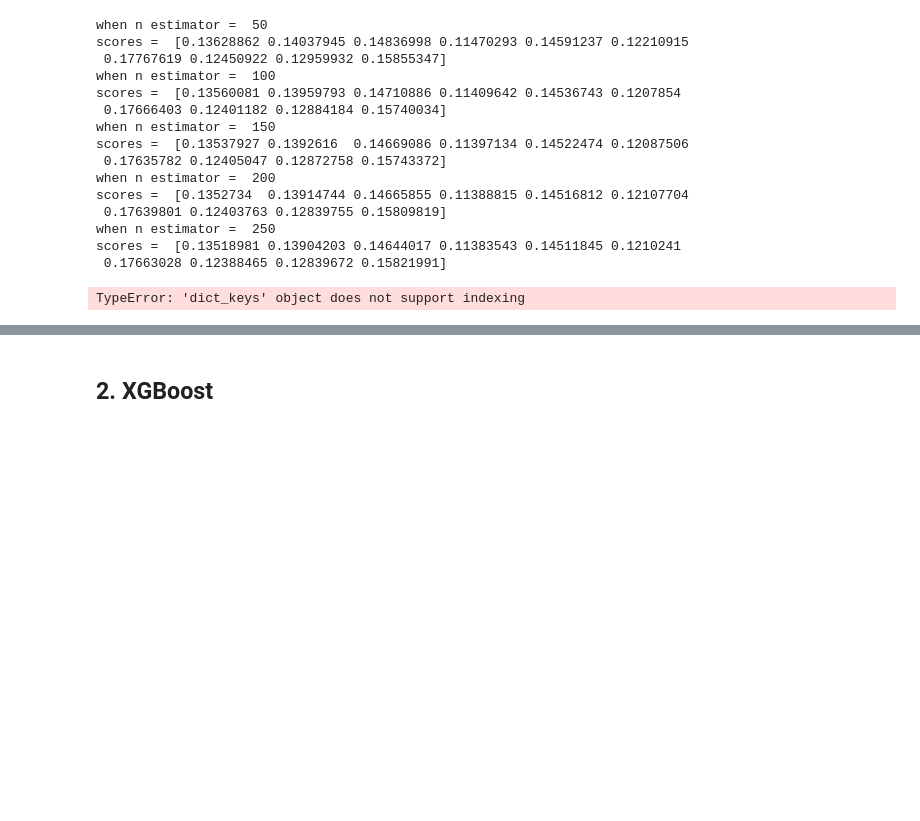
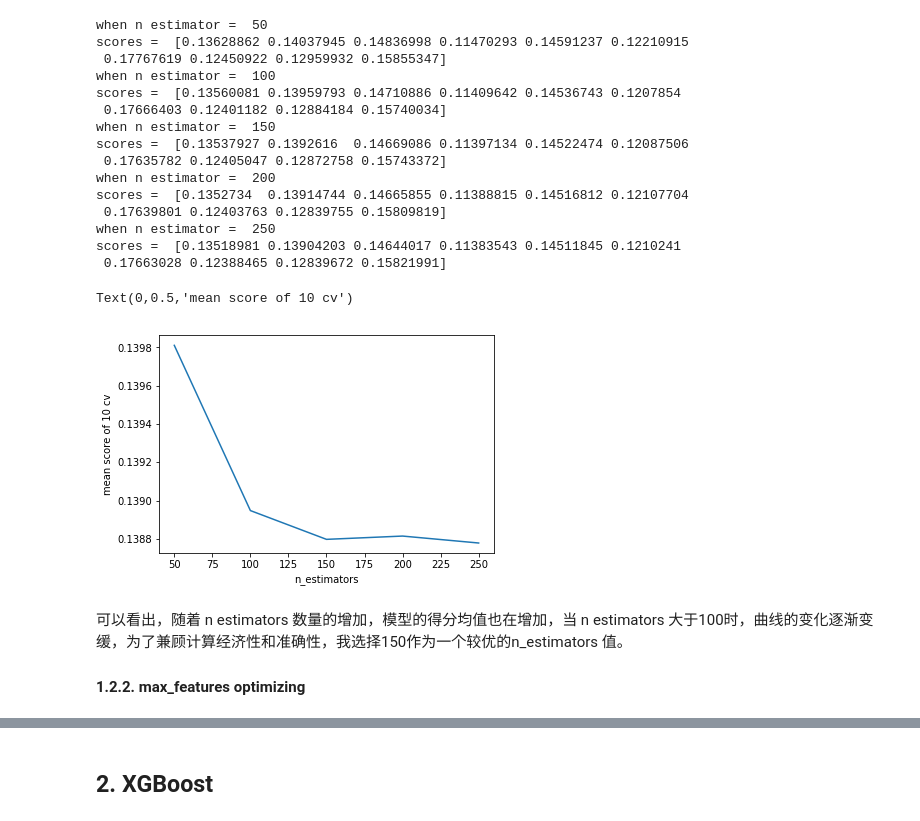
Before and after one commit to siyuanxu/Rossmann-Sales, a Jupyter notebook: Predict.ipynb, the cells around one changed output, grey strips where cells are left out. Saved outputs shown, nothing was run; the diff lists cells and outputs as text; code cells hidden in the pictures; blank space fills up the shorter version.

```diff
--- a/Predict.ipynb
+++ b/Predict.ipynb
@@ -114,12 +122,27 @@ scores =  [0.1352734  0.13914744 0.14665855 0.11388815 0.14516812 0.12107704
 when n estimator =  250
 scores =  [0.13518981 0.13904203 0.14644017 0.11383543 0.14511845 0.1210241
  0.17663028 0.12388465 0.12839672 0.15821991]
-# %%
-import matplotlib.pyplot as plt
-
-x = nes_scores.keys()
-y = nes_scores.values()
-[plt.boxplot(x[i],y[i]) for i in range(len(x))]
-# %% [output]
-TypeError: 'dict_keys' object does not support indexing
+# %%
+import matplotlib.pyplot as plt
+
+ness = np.loadtxt('n_estimators')
+nes = ness.T[0]
+nes_scores = ness.T[1:].T
+# %%
+nes_mean = [np.mean(i) for i in nes_scores]
+nes_max = [max(i) for i in nes_scores]
+nes_min = [min(i) for i in nes_scores]
+
+plt.plot(nes, nes_mean)
+plt.xlabel('n_estimators')
+plt.ylabel('mean score of 10 cv')
+# plt.plot(nes, nes_max)
+# plt.plot(nes,nes_min)
+# %% [output]
+Text(0,0.5,'mean score of 10 cv')
+[figure, added]
+# %% [markdown]
+可以看出，随着 n estimators 数量的增加，模型的得分均值也在增加，当 n estimators 大于100时，曲线的变化逐渐变缓，为了兼顾计算经济性和准确性，我选择150作为一个较优的n_estimators 值。
+
+#### 1.2.2. max_features optimizing
 # %%
```
Also changed, not shown: parts of 54 cells of this notebook, 38 other files.
